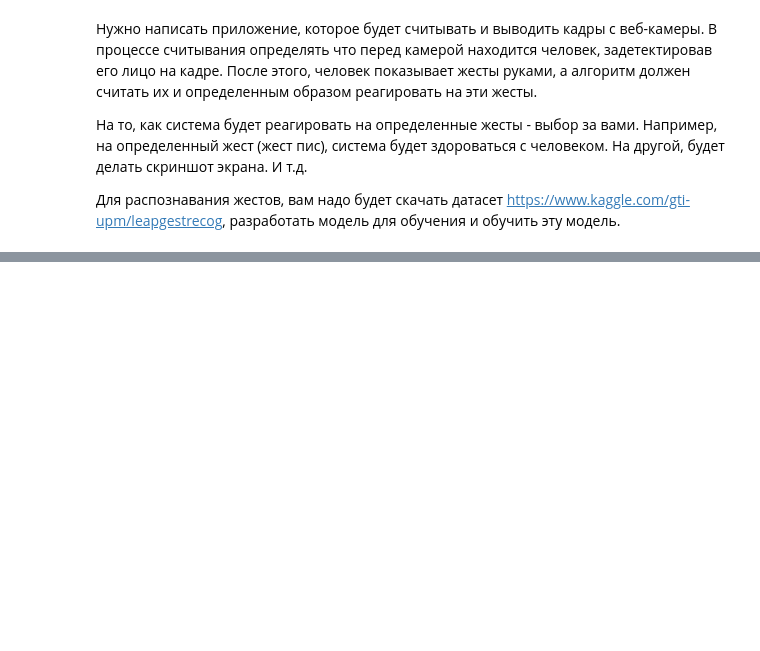
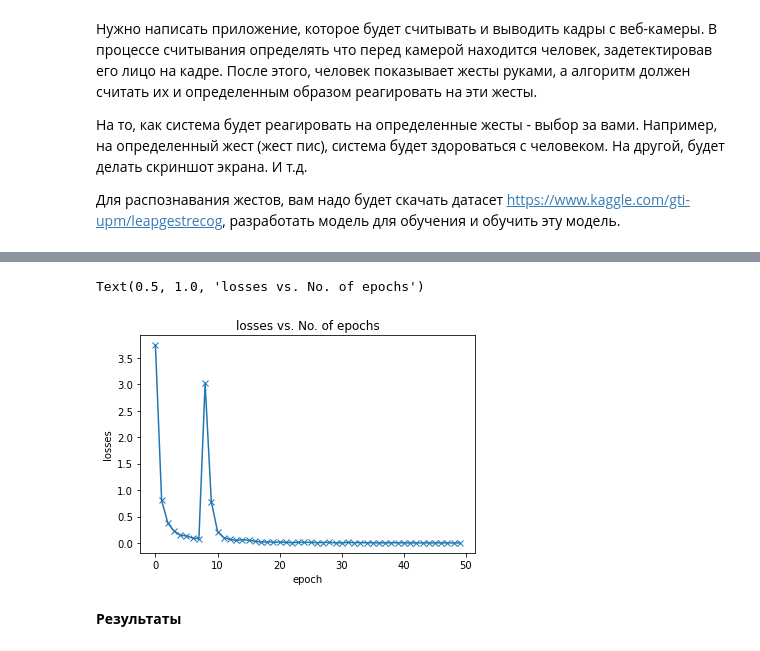
Before and after one commit to superbe/PyTorchForANN, a Jupyter notebook: сourse project.ipynb, the cells around one changed output, grey strips where cells are left out. Saved outputs shown, nothing was run; the diff lists cells and outputs as text; code cells hidden in the pictures; blank space fills up the shorter version.

```diff
--- a/сourse project.ipynb
+++ b/сourse project.ipynb
@@ -48,0 +163,3 @@ cv.destroyAllWindows()
+# %%
+train_dataloader = DeviceDataLoader(train_dataloader, device)
+test_dataloader = DeviceDataLoader(test_dataloader, device)
@@ -48,0 +218,2 @@ cv.destroyAllWindows()
+# %%
+model = to_device(ResNet(1, len(classes_train)), device)
@@ -48,0 +238,4 @@ cv.destroyAllWindows()
+# %%
+print(torch.__version__)
+scheduler = torch.optim.lr_scheduler.OneCycleLR(optimizer, max_lr, epochs=epochs,
+                                                steps_per_epoch=len(train_dataloader))
@@ -48,0 +244,29 @@ cv.destroyAllWindows()
+# %%
+epoch_losses = []
+for epoch in range(epochs):
+    time1 = time.time()
+    running_loss = 0.0
+    epoch_loss = []
+    for batch_idx, (data, labels) in enumerate(train_dataloader):
+        data, labels = Variable(data), Variable(labels)
+        data = data.cuda()
+        labels = labels.cuda()
+
+        optimizer.zero_grad()
+
+        outputs = model(data)
+        loss = F.cross_entropy(outputs, labels)
+        loss.backward()
+        optimizer.step()
+        scheduler.step()
+
+        running_loss += loss.item()
+        epoch_loss.append(loss.item())
+        if (batch_idx+1) % 10000 == 9999:
+            print(f'Train Epoch: {epoch+1}, Loss: {running_loss/10000}')
+            time2 = time.time()
+            print(f'Spend time for 10000 images: {time2 - time1} sec')
+            time1 = time.time()
+            running_loss = 0.0
+    print(f'Epoch {epoch+1}, loss: ', np.mean(epoch_loss))
+    epoch_losses.append(epoch_loss)
@@ -48,0 +291,9 @@ cv.destroyAllWindows()
+# %%
+losses = [np.mean(loss) for loss in epoch_losses]
+plt.plot(losses, '-x')
+plt.xlabel('epoch')
+plt.ylabel('losses')
+plt.title('losses vs. No. of epochs')
+# %% [output]
+Text(0.5, 1.0, 'losses vs. No. of epochs')
+[figure, added]
@@ -48,0 +302,2 @@ cv.destroyAllWindows()
+# %% [markdown]
+__Результаты__
```
Also changed, not shown: parts of 39 cells of this notebook.
